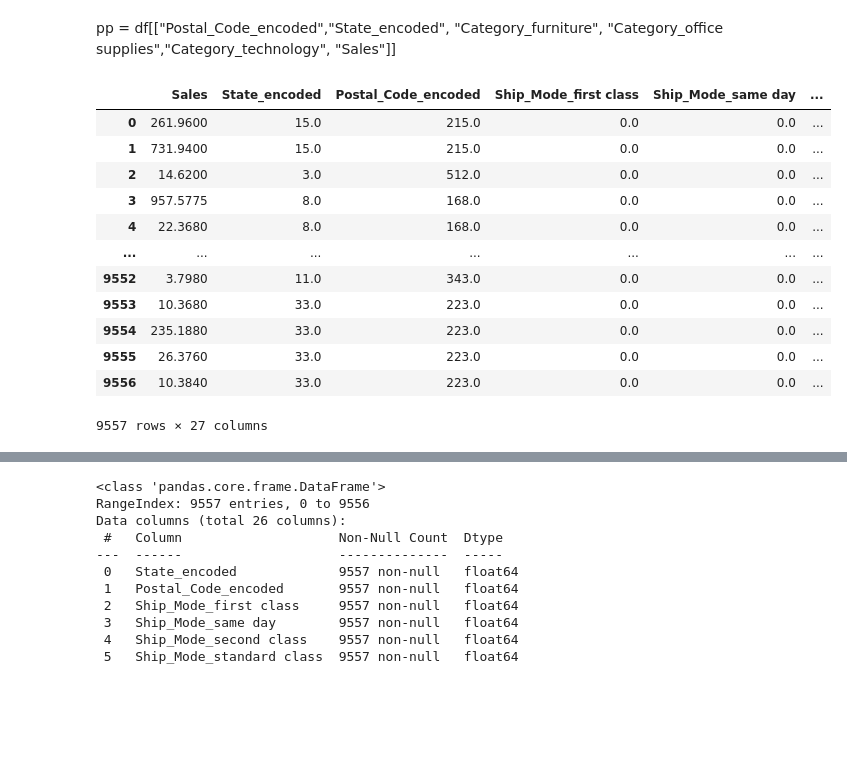
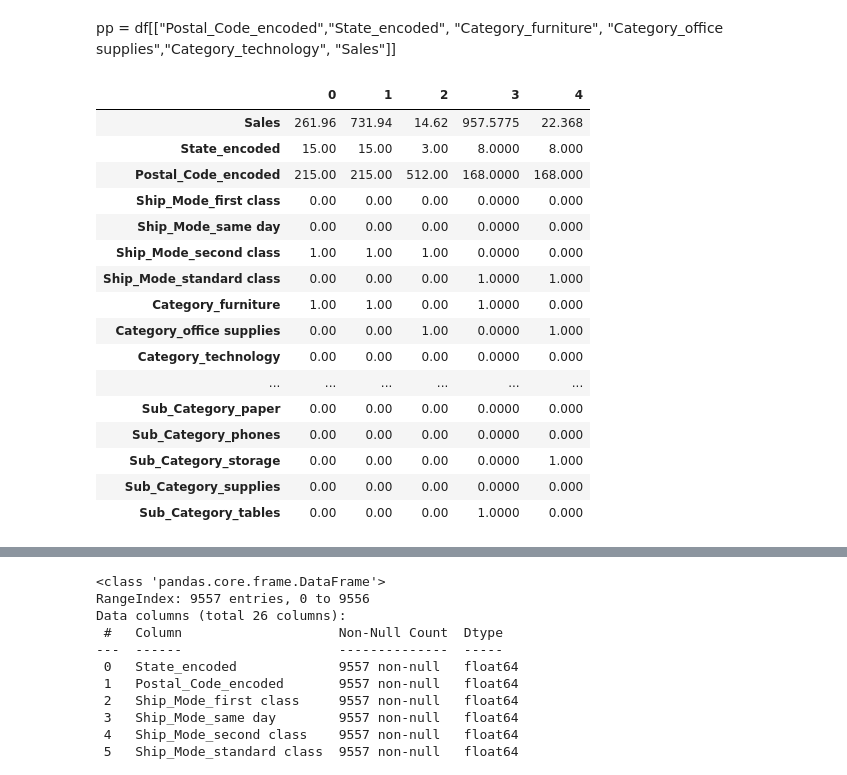
Before and after one commit to dholmes3514/4Geeks_final_project, a Jupyter notebook: notebooks/Price Prodictor.ipynb, the cells around one changed output, grey strips where cells are left out. Cells and saved outputs as stored; diff of their text form; code cells hidden in the pictures; blank space fills up the shorter version.

Commit message:
Made updates to app.py, EDA notebook and price prediction model to fix feature name mis-matches

```diff
--- a/notebooks/Price Prodictor.ipynb
+++ b/notebooks/Price Prodictor.ipynb
@@ -41,23 +41,27 @@ df.head()
 # %% [markdown]
 pp = df[["Postal_Code_encoded","State_encoded", "Category_furniture", "Category_office supplies","Category_technology", "Sales"]]
 # %%
-pp = df.drop(["Turnaround_Time", "Unnamed: 0"], axis = 1)
+pp = df.drop(["Turnaround_Time", "Unnamed: 0","Ship_Mode_n", "State_n", "Category_n", "Order_ID_n", "Sub_Category_n", "Region_n","Customer_ID_n", "Product_Name_n","Product_ID_n","Customer_Name_n","Segment_n", "Country_n", "City_n"], errors='ignore', axis = 1)
 # %%
-pp
+pp.head().transpose()
 # %% [output]
-|  | Sales | State_encoded | Postal_Code_encoded | Ship_Mode_first class | Ship_Mode_same day | ... |
-| 0 | 261.9600 | 15.0 | 215.0 | 0.0 | 0.0 | ... |
-| 1 | 731.9400 | 15.0 | 215.0 | 0.0 | 0.0 | ... |
-| 2 | 14.6200 | 3.0 | 512.0 | 0.0 | 0.0 | ... |
-| 3 | 957.5775 | 8.0 | 168.0 | 0.0 | 0.0 | ... |
-| 4 | 22.3680 | 8.0 | 168.0 | 0.0 | 0.0 | ... |
-| ... | ... | ... | ... | ... | ... | ... |
-| 9552 | 3.7980 | 11.0 | 343.0 | 0.0 | 0.0 | ... |
-| 9553 | 10.3680 | 33.0 | 223.0 | 0.0 | 0.0 | ... |
-| 9554 | 235.1880 | 33.0 | 223.0 | 0.0 | 0.0 | ... |
-| 9555 | 26.3760 | 33.0 | 223.0 | 0.0 | 0.0 | ... |
-| 9556 | 10.3840 | 33.0 | 223.0 | 0.0 | 0.0 | ... |
+|  | 0 | 1 | 2 | 3 | 4 |
+| Sales | 261.96 | 731.94 | 14.62 | 957.5775 | 22.368 |
+| State_encoded | 15.00 | 15.00 | 3.00 | 8.0000 | 8.000 |
+| Postal_Code_encoded | 215.00 | 215.00 | 512.00 | 168.0000 | 168.000 |
+| Ship_Mode_first class | 0.00 | 0.00 | 0.00 | 0.0000 | 0.000 |
+| Ship_Mode_same day | 0.00 | 0.00 | 0.00 | 0.0000 | 0.000 |
+| Ship_Mode_second class | 1.00 | 1.00 | 1.00 | 0.0000 | 0.000 |
+| Ship_Mode_standard class | 0.00 | 0.00 | 0.00 | 1.0000 | 1.000 |
+| Category_furniture | 1.00 | 1.00 | 0.00 | 1.0000 | 0.000 |
+| Category_office supplies | 0.00 | 0.00 | 1.00 | 0.0000 | 1.000 |
+| Category_technology | 0.00 | 0.00 | 0.00 | 0.0000 | 0.000 |
+| ... | ... | ... | ... | ... | ... |
+| Sub_Category_paper | 0.00 | 0.00 | 0.00 | 0.0000 | 0.000 |
+| Sub_Category_phones | 0.00 | 0.00 | 0.00 | 0.0000 | 0.000 |
+| Sub_Category_storage | 0.00 | 0.00 | 0.00 | 0.0000 | 1.000 |
+| Sub_Category_supplies | 0.00 | 0.00 | 0.00 | 0.0000 | 0.000 |
+| Sub_Category_tables | 0.00 | 0.00 | 0.00 | 1.0000 | 0.000 |
-9557 rows × 27 columns
 # %%
 from sklearn.model_selection import train_test_split
 
```
Also changed, not shown: parts of 3 cells of this notebook, 3 other files.
